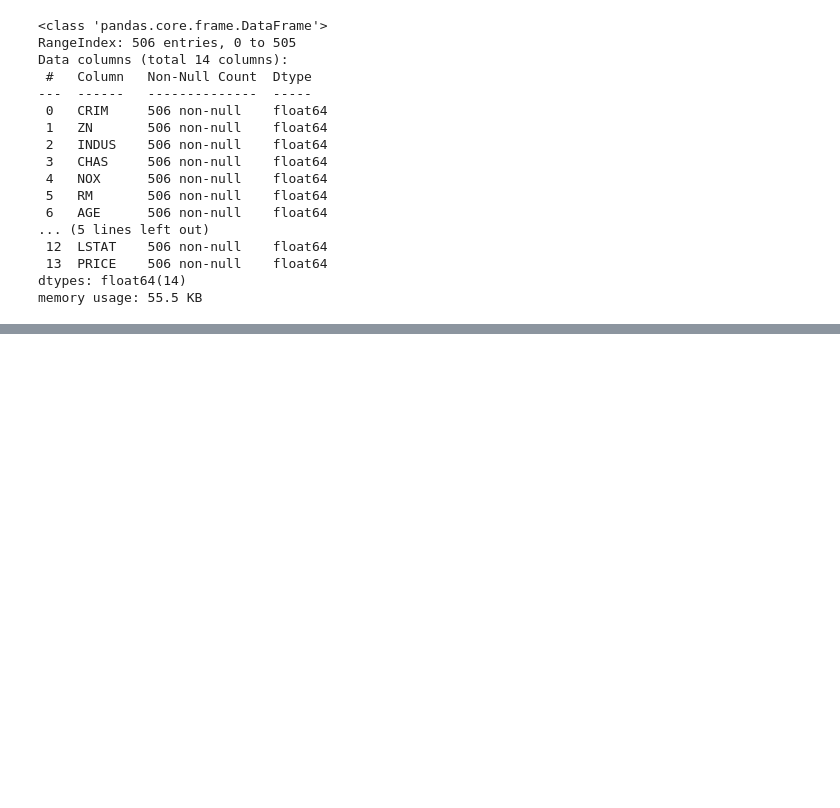
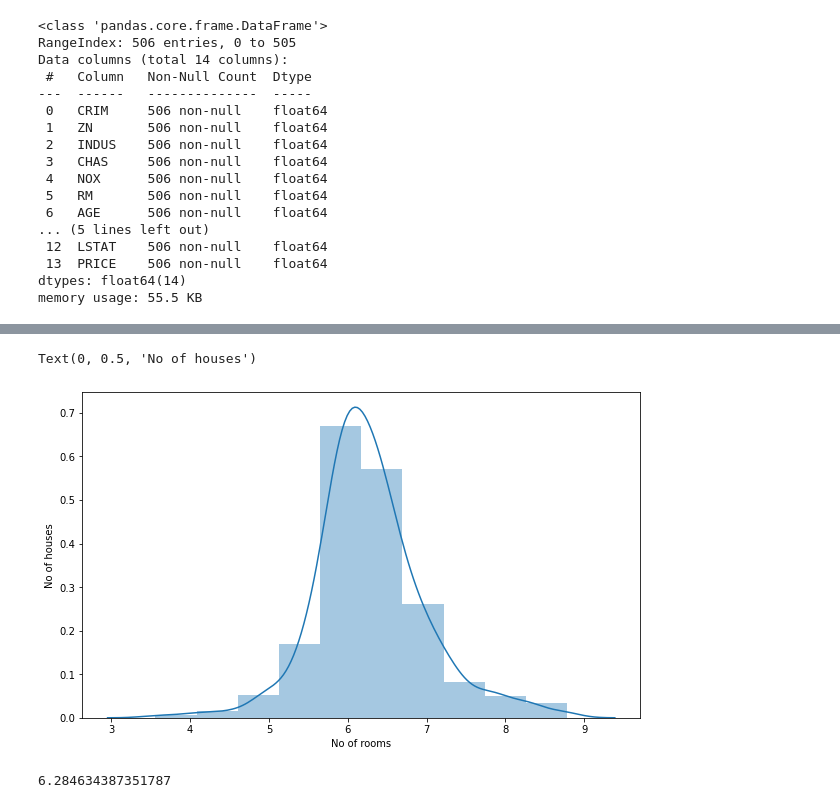
Before and after one commit to adrian2504/App-Brewery-Data-Science, a Jupyter notebook: House Price Prediction.ipynb, the cells around one changed output, grey strips where cells are left out. Drawn from its saved outputs; the diff is of its cells as text; code cells hidden in the pictures; blank space fills up the shorter version.

```diff
--- a/House Price Prediction.ipynb
+++ b/House Price Prediction.ipynb
@@ -244,0 +287,12 @@ memory usage: 55.5 KB
+# %%
+plt.figure(figsize=(10,6))
+sns.distplot(data['RM'], bins=10)
+plt.xlabel('No of rooms')
+plt.ylabel('No of houses')
+# %% [output]
+Text(0, 0.5, 'No of houses')
+[figure, added]
+# %%
+data['RM'].mean()
+# %% [output]
+6.284634387351787
```
Also changed, not shown: parts of 31 cells of this notebook.
